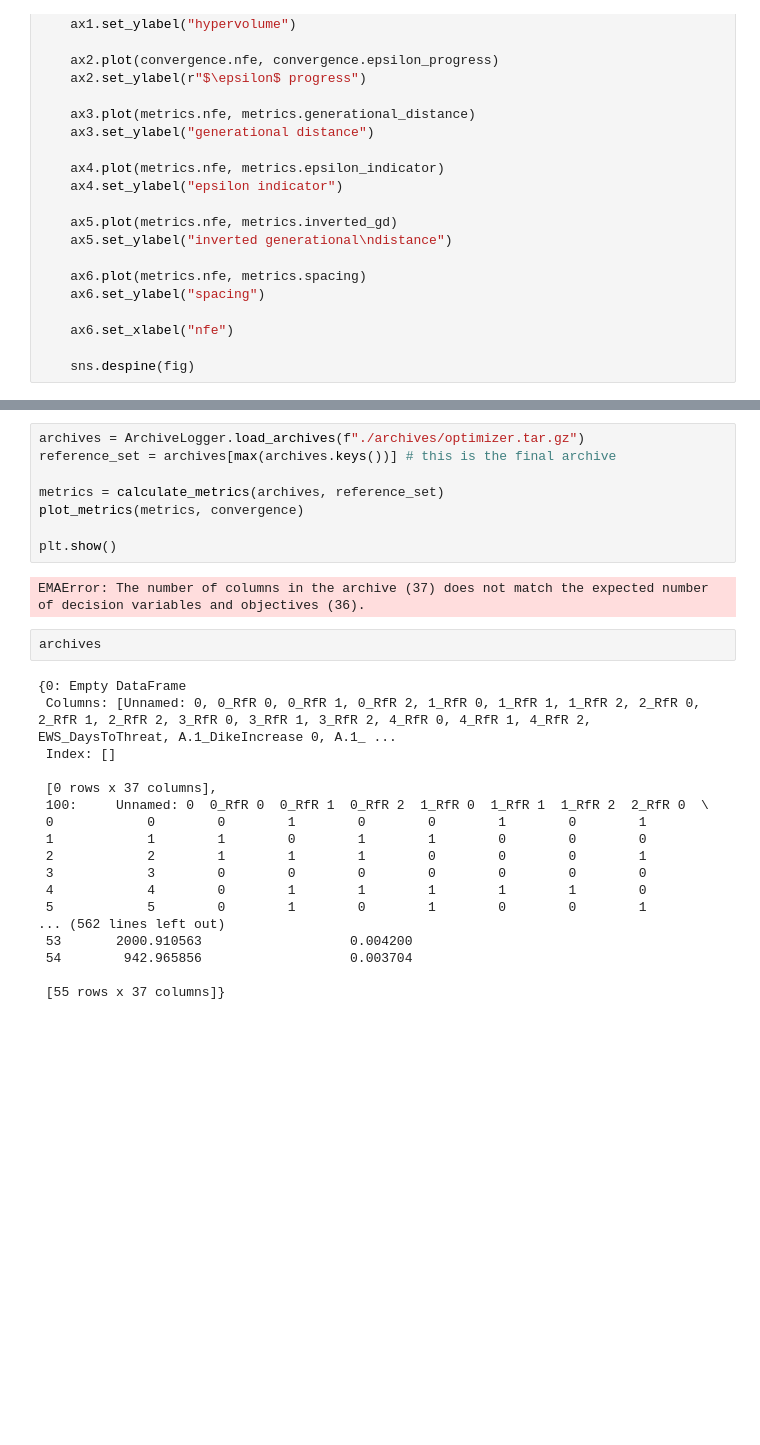
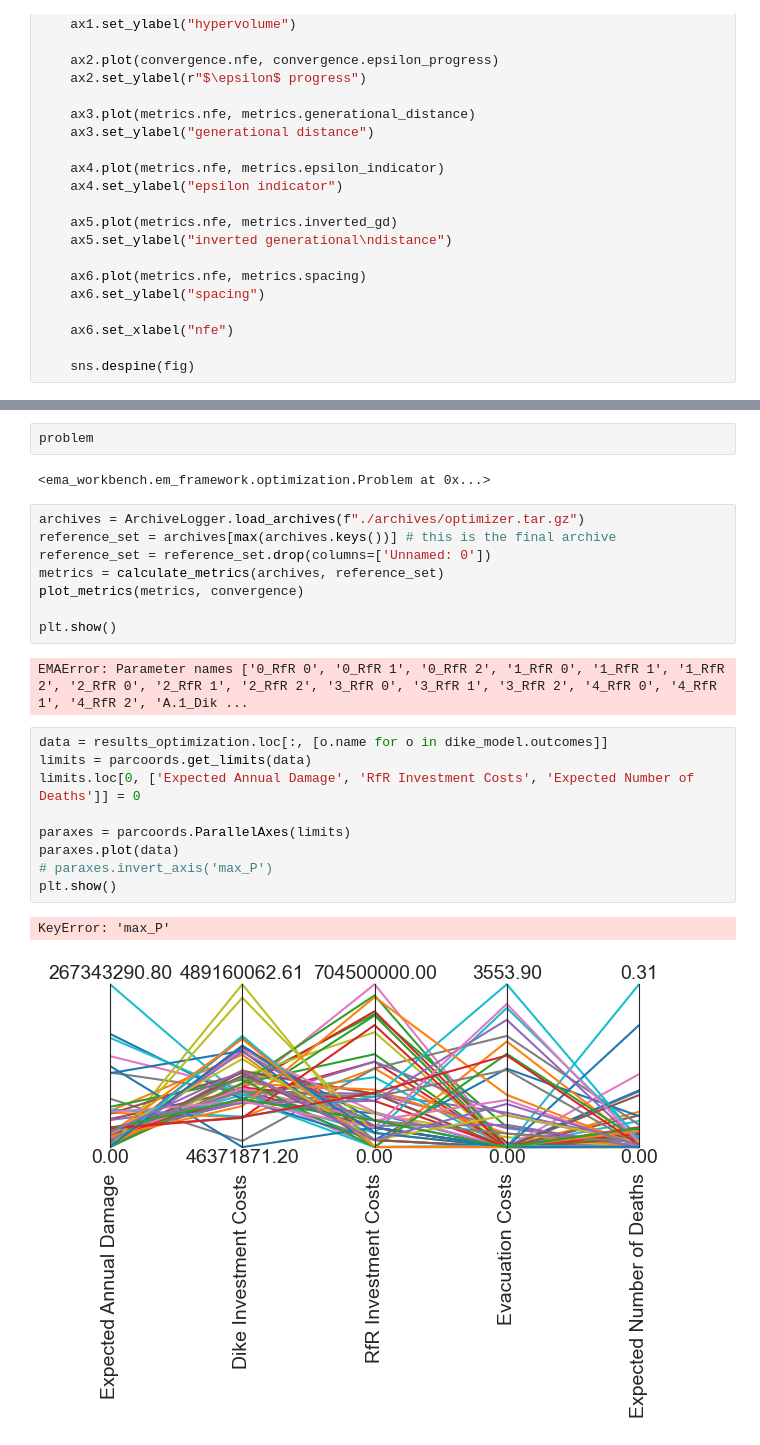
Before and after one commit to JulianvanRie/EPA141A-Model-based-decision-making, a Jupyter notebook: final assignment/Open Exploration Final Assignment.ipynb, the cells around one changed output, grey strips where cells are left out. Cells and saved outputs as stored; diff of their text form; blank space fills up the shorter version.

```diff
--- a/final assignment/Open Exploration Final Assignment.ipynb
+++ b/final assignment/Open Exploration Final Assignment.ipynb
@@ -417,30 +440,26 @@ def plot_metrics(metrics, convergence):
+# %%
+problem
+# %% [output]
+<ema_workbench.em_framework.optimization.Problem at 0x...>
 # %%
 archives = ArchiveLogger.load_archives(f"./archives/optimizer.tar.gz")
 reference_set = archives[max(archives.keys())] # this is the final archive
-
+reference_set = reference_set.drop(columns=['Unnamed: 0'])
 metrics = calculate_metrics(archives, reference_set)
 plot_metrics(metrics, convergence)
 
 plt.show()
 # %% [output]
-EMAError: The number of columns in the archive (37) does not match the expected number of decision variables and objectives (36).
+EMAError: Parameter names ['0_RfR 0', '0_RfR 1', '0_RfR 2', '1_RfR 0', '1_RfR 1', '1_RfR 2', '2_RfR 0', '2_RfR 1', '2_RfR 2', '3_RfR 0', '3_RfR 1', '3_RfR 2', '4_RfR 0', '4_RfR 1', '4_RfR 2', 'A.1_Dik ...
 # %%
-archives
+data = results_optimization.loc[:, [o.name for o in dike_model.outcomes]]
+limits = parcoords.get_limits(data)
+limits.loc[0, ['Expected Annual Damage', 'RfR Investment Costs', 'Expected Number of Deaths']] = 0
+
+paraxes = parcoords.ParallelAxes(limits)
+paraxes.plot(data)
+# paraxes.invert_axis('max_P')
+plt.show()
 # %% [output]
-{0: Empty DataFrame
- Columns: [Unnamed: 0, 0_RfR 0, 0_RfR 1, 0_RfR 2, 1_RfR 0, 1_RfR 1, 1_RfR 2, 2_RfR 0, 2_RfR 1, 2_RfR 2, 3_RfR 0, 3_RfR 1, 3_RfR 2, 4_RfR 0, 4_RfR 1, 4_RfR 2, EWS_DaysToThreat, A.1_DikeIncrease 0, A.1_ ...
- Index: []
-
- [0 rows x 37 columns],
- 100:     Unnamed: 0  0_RfR 0  0_RfR 1  0_RfR 2  1_RfR 0  1_RfR 1  1_RfR 2  2_RfR 0  \
- 0            0        0        1        0        0        1        0        1
- 1            1        1        0        1        1        0        0        0
- 2            2        1        1        1        0        0        0        1
- 3            3        0        0        0        0        0        0        0
- 4            4        0        1        1        1        1        1        0
- 5            5        0        1        0        1        0        0        1
-... (562 lines left out)
- 53       2000.910563                   0.004200
- 54        942.965856                   0.003704
-
- [55 rows x 37 columns]}
+KeyError: 'max_P'
+[figure, added]
```
Also changed, not shown: parts of 18 cells of this notebook, 2 other files.
